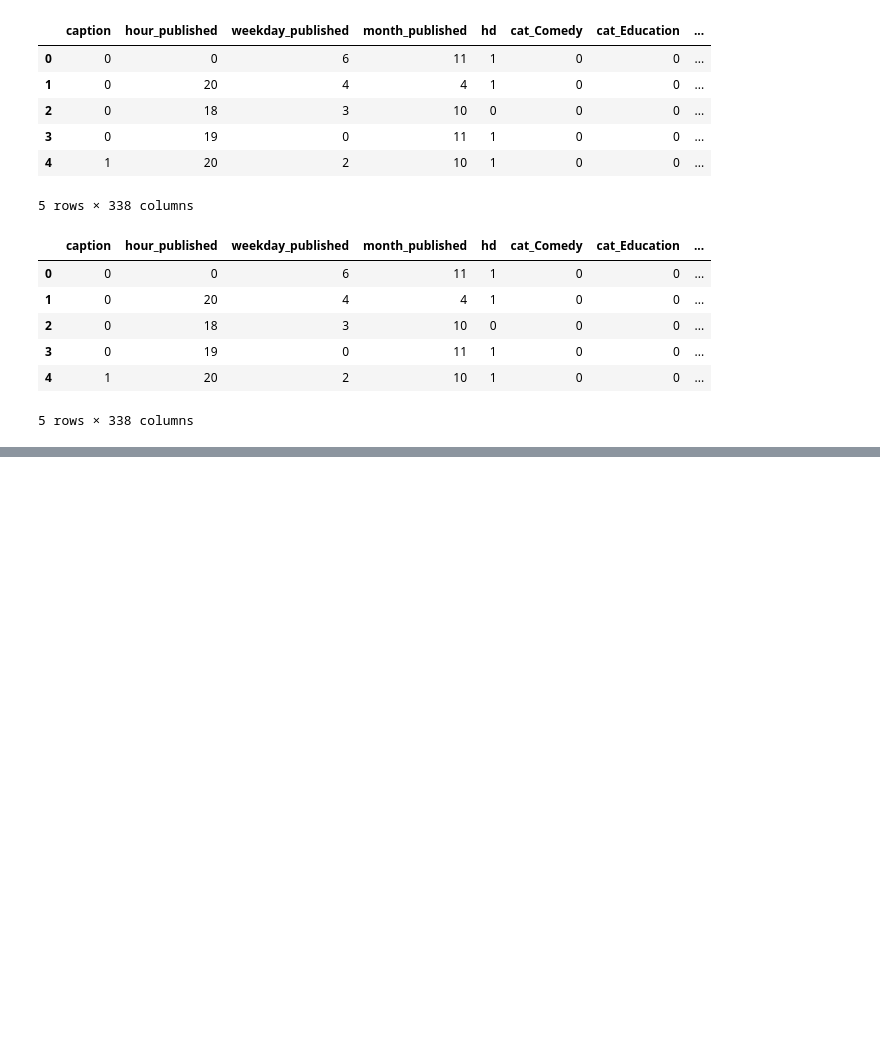
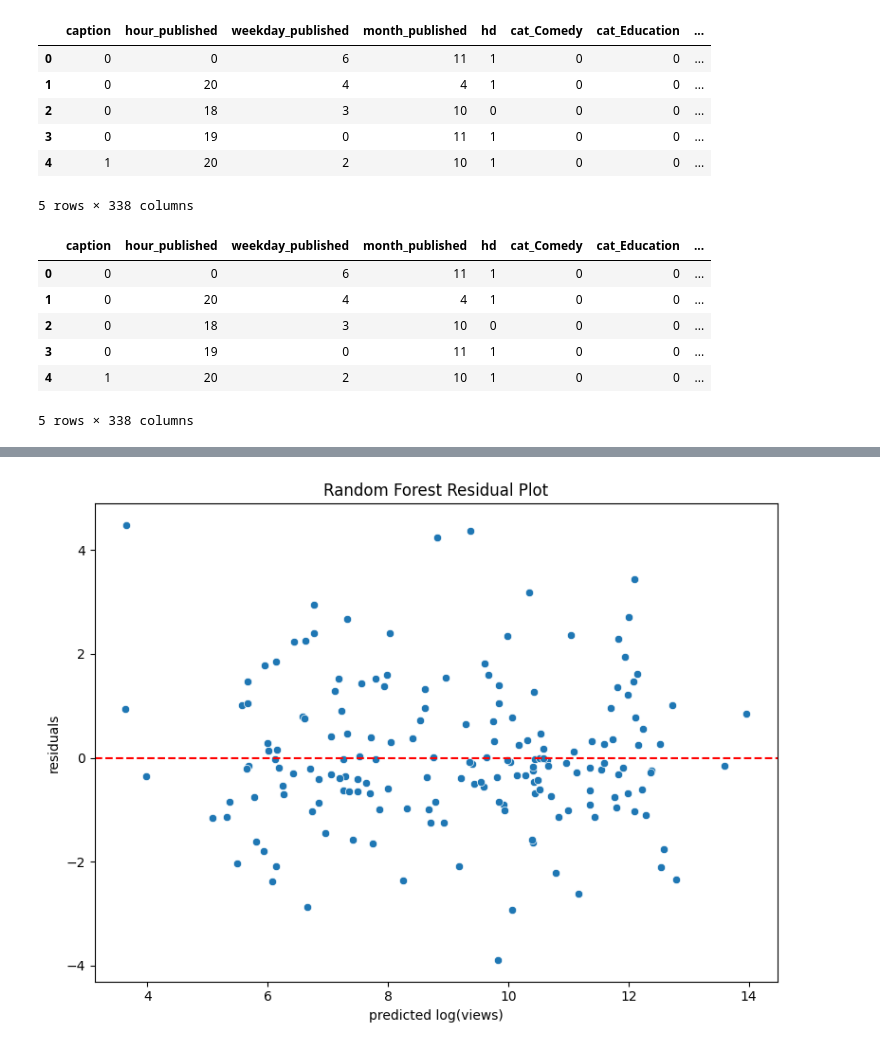
Before and after one commit to gh4rris/vegan_youtube, a Jupyter notebook: 04_modeling_dt_rf.ipynb, the cells around one changed output, grey strips where cells are left out. Saved outputs shown, nothing was run; the diff lists cells and outputs as text; code cells hidden in the pictures; blank space fills up the shorter version.

Commit message:
residual df

```diff
--- a/04_modeling_dt_rf.ipynb
+++ b/04_modeling_dt_rf.ipynb
@@ -140 +120,16 @@ r2: 0.714075670467534, rmse: 1.461794777049598
+# %%
+# visualize residuals to look for patterns
+residuals = y_test - y_pred
+plt.subplots(figsize=(8, 6))
+sns.scatterplot(x=y_pred, y=residuals)
+plt.axhline(0, color="red", linestyle="--")
+plt.xlabel("predicted log(views)")
+plt.ylabel("residuals")
+plt.title("Random Forest Residual Plot")
+plt.tight_layout()
+
+# save png
+plt.savefig("images/rf_residual_plot.png", dpi=300)
+# %% [output]
+[figure, added]
 # %%
```
Also changed, not shown: parts of 22 cells of this notebook, 18 other files.
